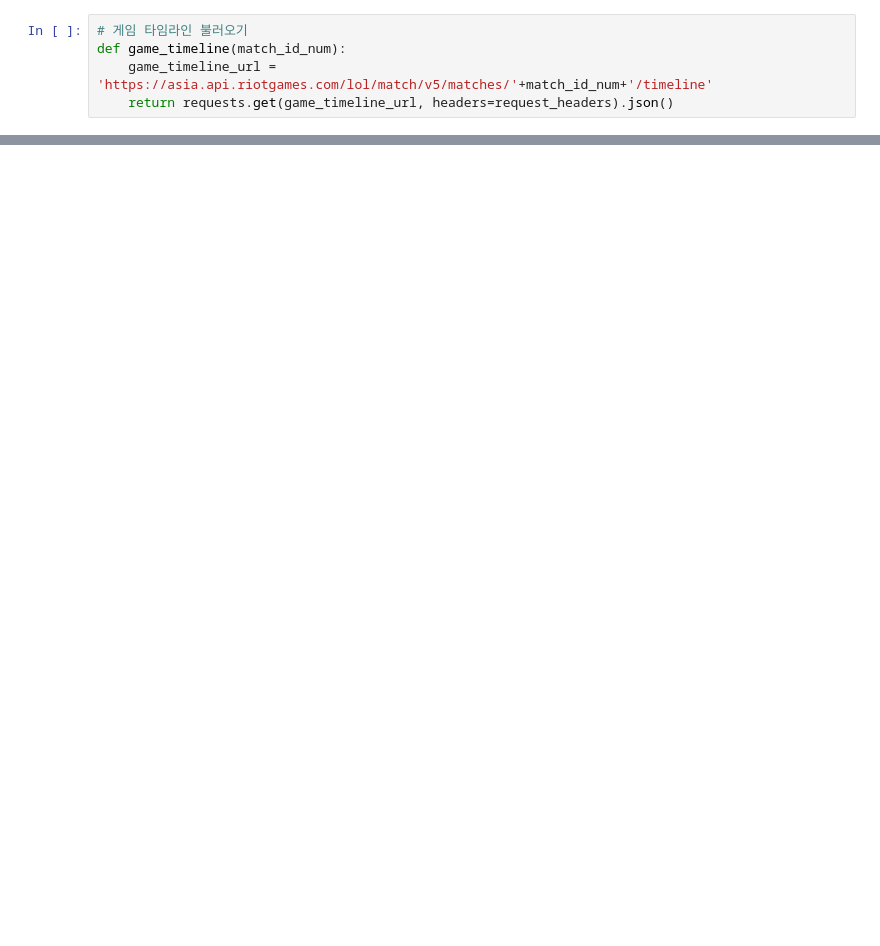
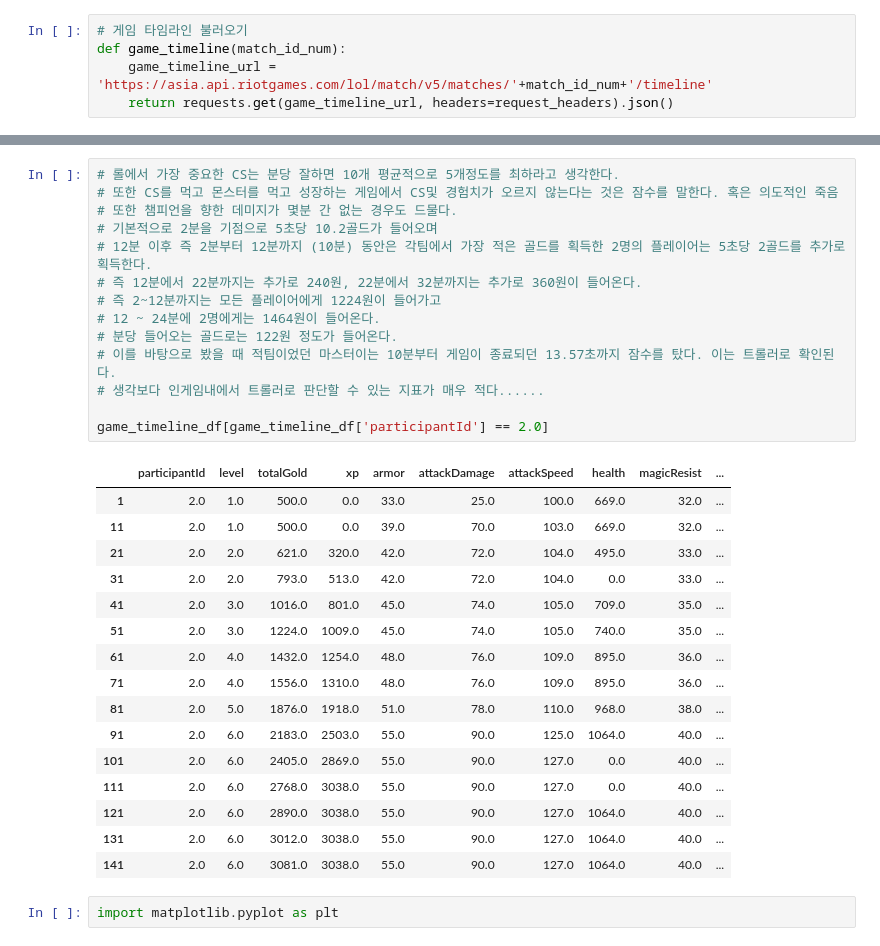
Before and after one commit to lima4/lol, a Jupyter notebook: api.ipynb, the cells around one changed output, grey strips where cells are left out. Drawn from its saved outputs; the diff is of its cells as text; blank space fills up the shorter version.

```diff
--- a/api.ipynb
+++ b/api.ipynb
@@ -723,0 +706,33 @@ game_timeline_df[game_timeline_df['participantId'] == 10.0]
+# %%
+# 롤에서 가장 중요한 CS는 분당 잘하면 10개 평균적으로 5개정도를 최하라고 생각한다.
+# 또한 CS를 먹고 몬스터를 먹고 성장하는 게임에서 CS및 경험치가 오르지 않는다는 것은 잠수를 말한다. 혹은 의도적인 죽음
+# 또한 챔피언을 향한 데미지가 몇분 간 없는 경우도 드물다.
+# 기본적으로 2분을 기점으로 5초당 10.2골드가 들어오며
+# 12분 이후 즉 2분부터 12분까지 (10분) 동안은 각팀에서 가장 적은 골드를 획득한 2명의 플레이어는 5초당 2골드를 추가로 획득한다.
+# 즉 12분에서 22분까지는 추가로 240원, 22분에서 32분까지는 추가로 360원이 들어온다.
+# 즉 2~12분까지는 모든 플레이어에게 1224원이 들어가고
+# 12 ~ 24분에 2명에게는 1464원이 들어온다.
+# 분당 들어오는 골드로는 122원 정도가 들어온다.
+# 이를 바탕으로 봤을 때 적팀이었던 마스터이는 10분부터 게임이 종료되던 13.57초까지 잠수를 탔다. 이는 트롤러로 확인된다.
+# 생각보다 인게임내에서 트롤러로 판단할 수 있는 지표가 매우 적다......
+
+game_timeline_df[game_timeline_df['participantId'] == 2.0]
+# %% [output]
+|  | participantId | level | totalGold | xp | armor | attackDamage | attackSpeed | health | magicResist | ... |
+| 1 | 2.0 | 1.0 | 500.0 | 0.0 | 33.0 | 25.0 | 100.0 | 669.0 | 32.0 | ... |
+| 11 | 2.0 | 1.0 | 500.0 | 0.0 | 39.0 | 70.0 | 103.0 | 669.0 | 32.0 | ... |
+| 21 | 2.0 | 2.0 | 621.0 | 320.0 | 42.0 | 72.0 | 104.0 | 495.0 | 33.0 | ... |
+| 31 | 2.0 | 2.0 | 793.0 | 513.0 | 42.0 | 72.0 | 104.0 | 0.0 | 33.0 | ... |
+| 41 | 2.0 | 3.0 | 1016.0 | 801.0 | 45.0 | 74.0 | 105.0 | 709.0 | 35.0 | ... |
+| 51 | 2.0 | 3.0 | 1224.0 | 1009.0 | 45.0 | 74.0 | 105.0 | 740.0 | 35.0 | ... |
+| 61 | 2.0 | 4.0 | 1432.0 | 1254.0 | 48.0 | 76.0 | 109.0 | 895.0 | 36.0 | ... |
+| 71 | 2.0 | 4.0 | 1556.0 | 1310.0 | 48.0 | 76.0 | 109.0 | 895.0 | 36.0 | ... |
+| 81 | 2.0 | 5.0 | 1876.0 | 1918.0 | 51.0 | 78.0 | 110.0 | 968.0 | 38.0 | ... |
+| 91 | 2.0 | 6.0 | 2183.0 | 2503.0 | 55.0 | 90.0 | 125.0 | 1064.0 | 40.0 | ... |
+| 101 | 2.0 | 6.0 | 2405.0 | 2869.0 | 55.0 | 90.0 | 127.0 | 0.0 | 40.0 | ... |
+| 111 | 2.0 | 6.0 | 2768.0 | 3038.0 | 55.0 | 90.0 | 127.0 | 0.0 | 40.0 | ... |
+| 121 | 2.0 | 6.0 | 2890.0 | 3038.0 | 55.0 | 90.0 | 127.0 | 1064.0 | 40.0 | ... |
+| 131 | 2.0 | 6.0 | 3012.0 | 3038.0 | 55.0 | 90.0 | 127.0 | 1064.0 | 40.0 | ... |
+| 141 | 2.0 | 6.0 | 3081.0 | 3038.0 | 55.0 | 90.0 | 127.0 | 1064.0 | 40.0 | ... |
+# %%
+import matplotlib.pyplot as plt
```
Also changed, not shown: parts of 27 cells of this notebook.
